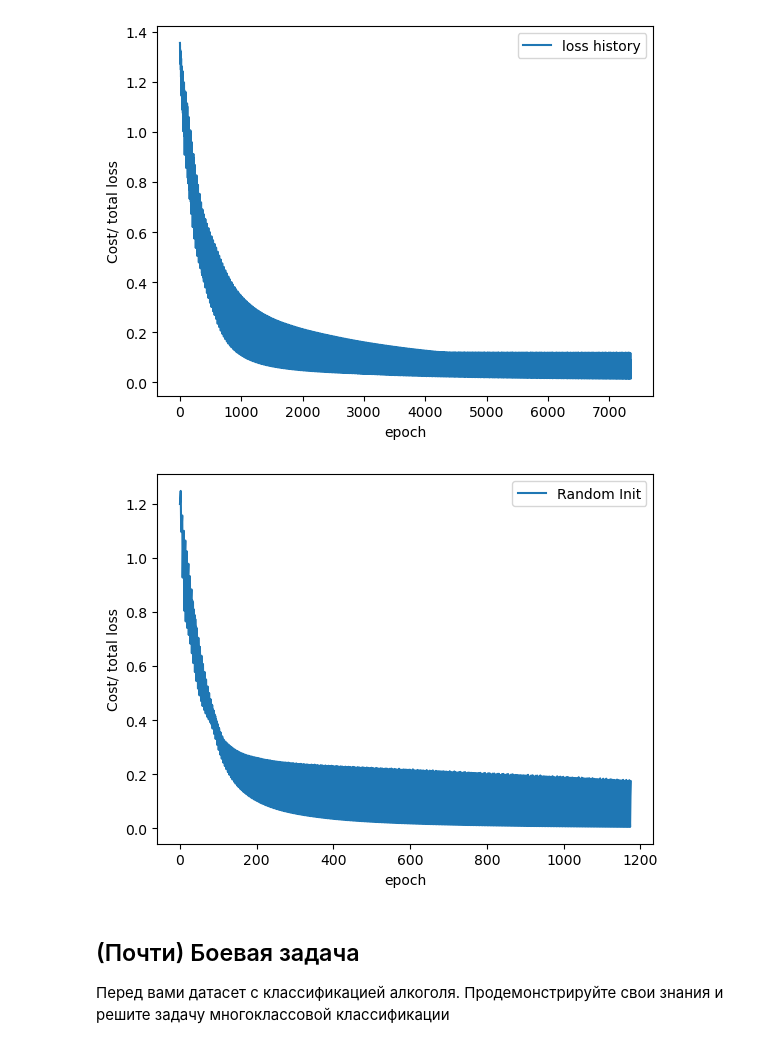
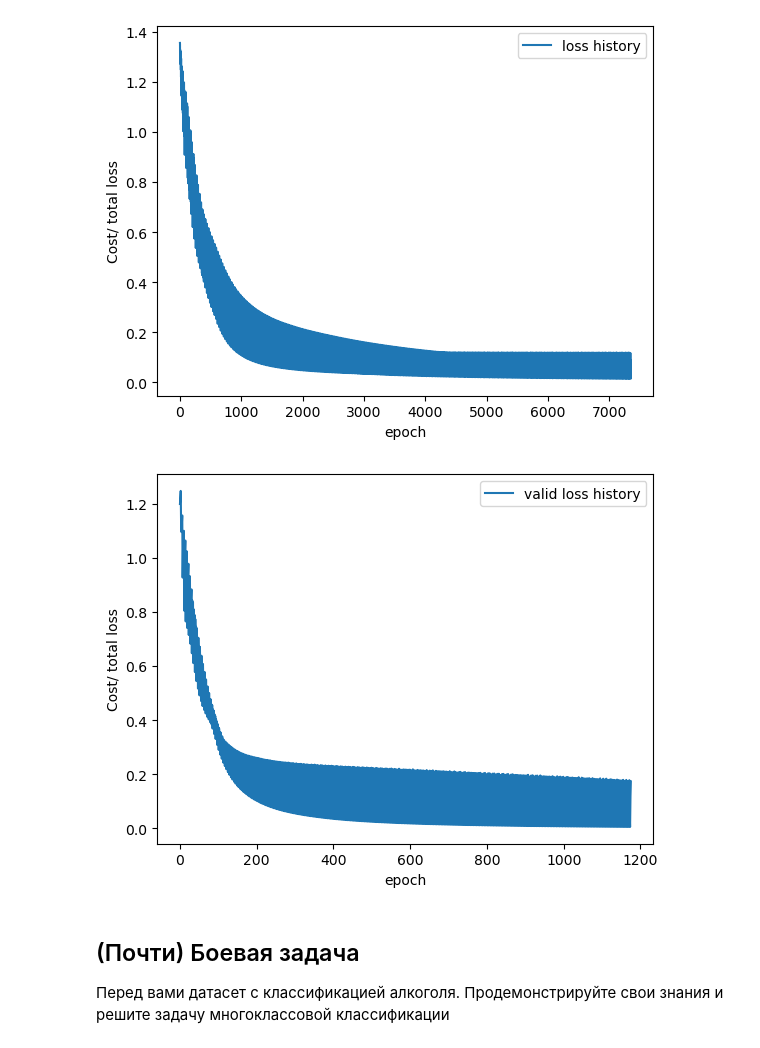
Before and after one commit to diemvs/hse_hw, a Jupyter notebook: dl/homework_01.ipynb, the cells around one changed output. Cells and saved outputs as stored; diff of their text form; code cells hidden in the pictures.

```diff
--- a/dl/homework_01.ipynb
+++ b/dl/homework_01.ipynb
@@ -595,13 +564,13 @@ plt.show()
 # %% [output]
 [figure]
 # %%
-plt.plot(vlh, label = "Random Init")
+plt.plot(vlh, label = "valid loss history")
 plt.xlabel('epoch')
 plt.ylabel('Cost/ total loss')
 plt.legend()
 plt.show()
 # %% [output]
-[figure, old version]
+[figure, new version]
 # %% [markdown]
 ## (Почти) Боевая задача
 
```
Also changed, not shown: parts of 5 cells of this notebook.
